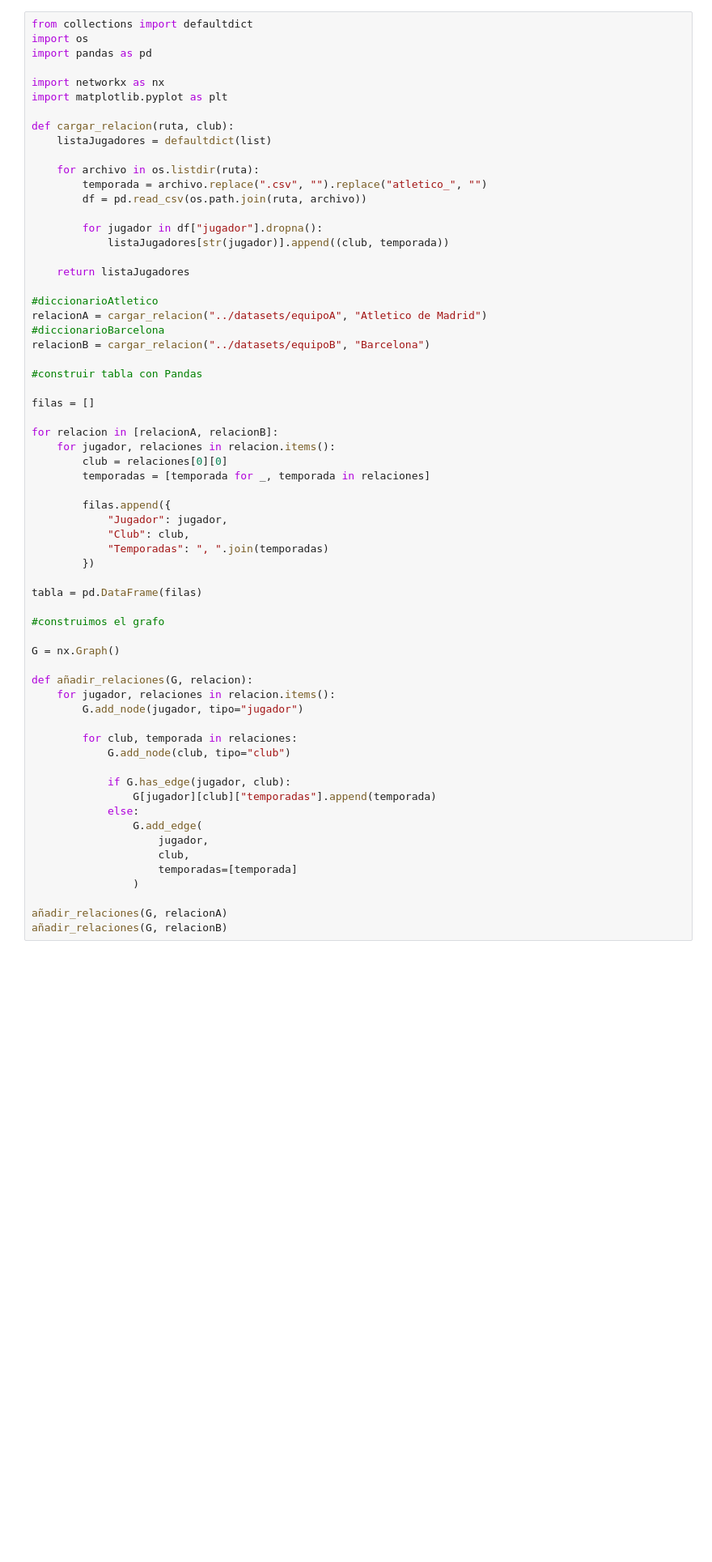
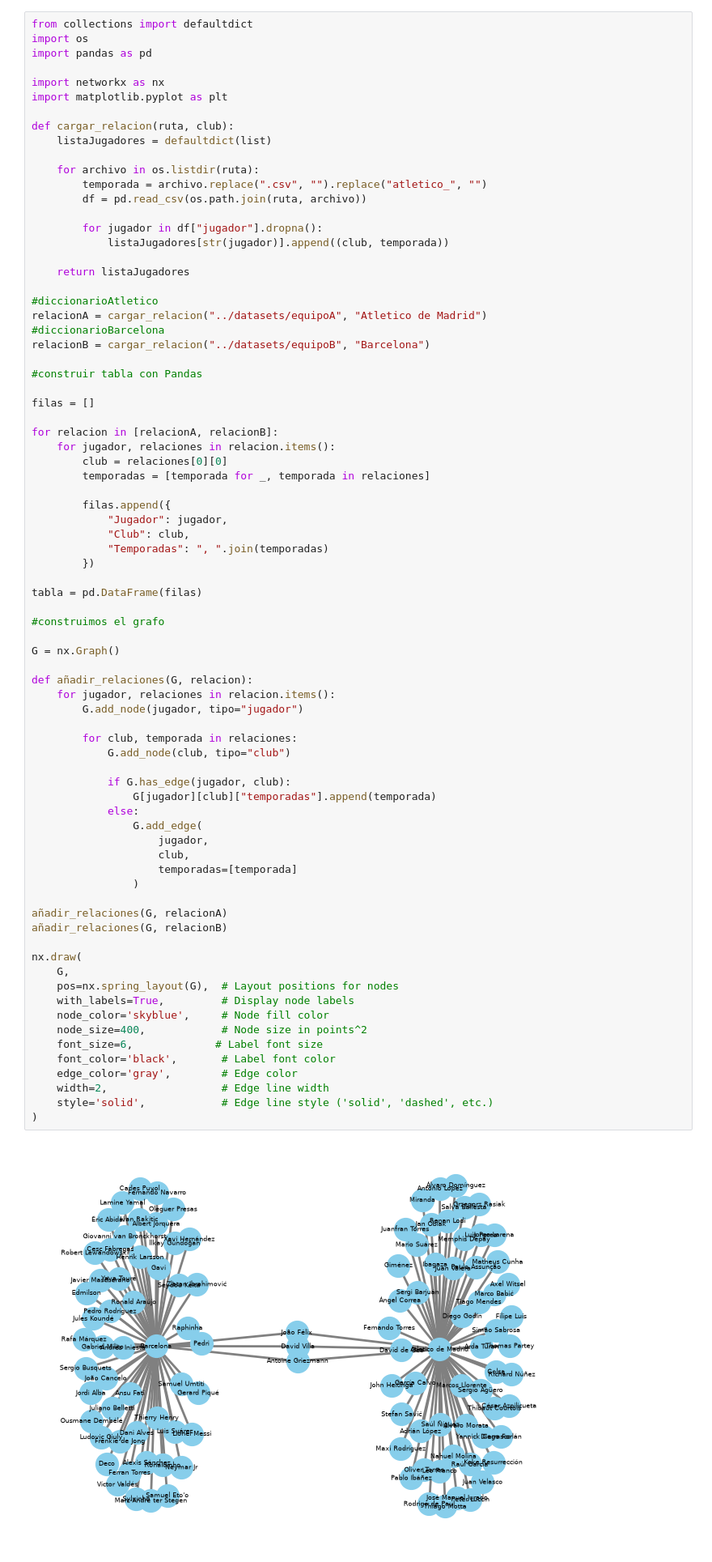
Before and after one commit to migueldelmor/SmartTour-BigData, a Jupyter notebook: notebooks/Lab 02b-P.ipynb, the cells around one changed output. Shown at 81% size. Saved outputs shown, nothing was run; the diff lists cells and outputs as text; blank space fills up the shorter version.

```diff
--- a/notebooks/Lab 02b-P.ipynb
+++ b/notebooks/Lab 02b-P.ipynb
@@ -35,30 +35,45 @@ for relacion in [relacionA, relacionB]:
         filas.append({
             "Jugador": jugador,
             "Club": club,
             "Temporadas": ", ".join(temporadas)
         })
 
 tabla = pd.DataFrame(filas)
 
 #construimos el grafo
 
 G = nx.Graph()
 
 def añadir_relaciones(G, relacion):
     for jugador, relaciones in relacion.items():
         G.add_node(jugador, tipo="jugador")
 
         for club, temporada in relaciones:
             G.add_node(club, tipo="club")
 
             if G.has_edge(jugador, club):
                 G[jugador][club]["temporadas"].append(temporada)
             else:
                 G.add_edge(
                     jugador,
                     club,
                     temporadas=[temporada]
                 )
 
 añadir_relaciones(G, relacionA)
 añadir_relaciones(G, relacionB)
+
+nx.draw(
+    G,
+    pos=nx.spring_layout(G),  # Layout positions for nodes
+    with_labels=True,         # Display node labels
+    node_color='skyblue',     # Node fill color
+    node_size=400,            # Node size in points^2
+    font_size=6,             # Label font size
+    font_color='black',       # Label font color
+    edge_color='gray',        # Edge color
+    width=2,                  # Edge line width
+    style='solid',            # Edge line style ('solid', 'dashed', etc.)
+)
+# %% [output]
+[figure, added]
```
Also changed, not shown: 4 other files.
